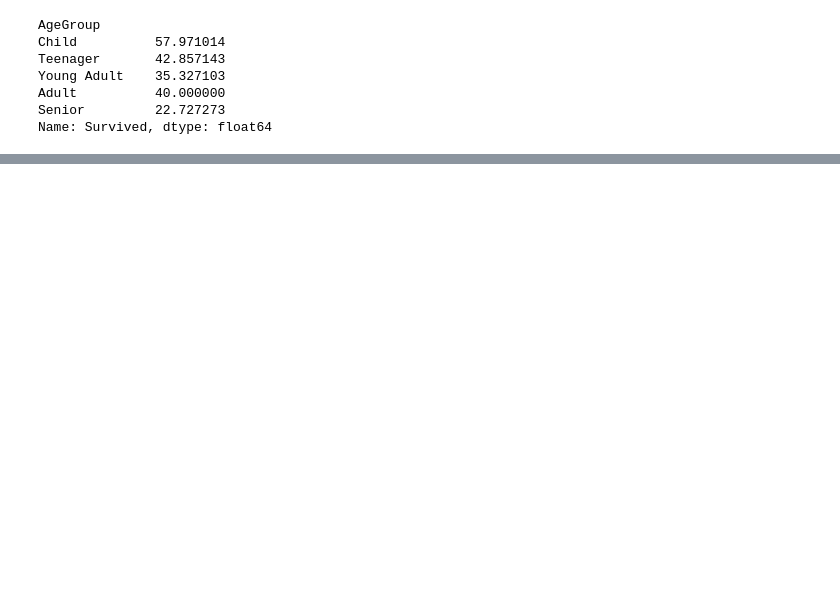
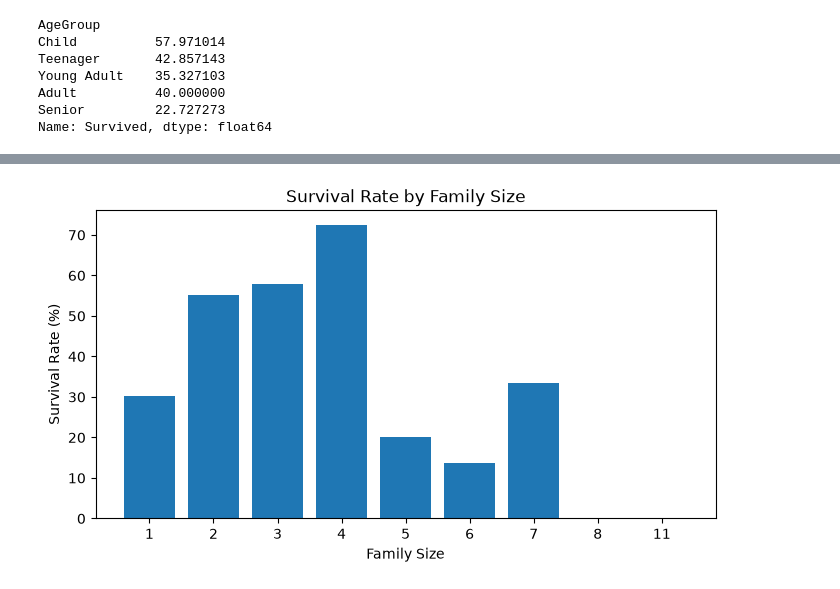
Before and after one commit to raghadnedal/titanic-ml-classification, a Jupyter notebook: Titanic_EDA.ipynb, the cells around one changed output, grey strips where cells are left out. Saved outputs shown, nothing was run; the diff lists cells and outputs as text; code cells hidden in the pictures; blank space fills up the shorter version.

```diff
--- a/Titanic_EDA.ipynb
+++ b/Titanic_EDA.ipynb
@@ -449,0 +481,3 @@ Name: Survived, dtype: float64
+# %%
+family_survival = df_clean.groupby("FamilySize")["Survived"].mean() * 100
+family_survival
@@ -449,0 +496,11 @@ Name: Survived, dtype: float64
+# %%
+plt.figure(figsize=(8, 4))
+plt.bar(family_survival.index.astype(str), family_survival.values)
+
+plt.title("Survival Rate by Family Size")
+plt.xlabel("Family Size")
+plt.ylabel("Survival Rate (%)")
+
+plt.show()
+# %% [output]
+[figure, added]
```
Also changed, not shown: parts of 5 cells of this notebook, 1 other file.
